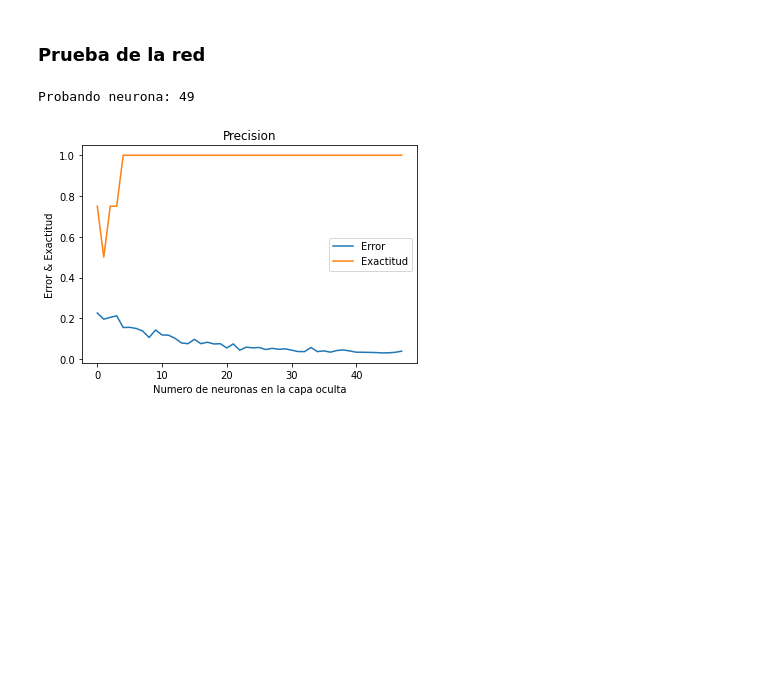
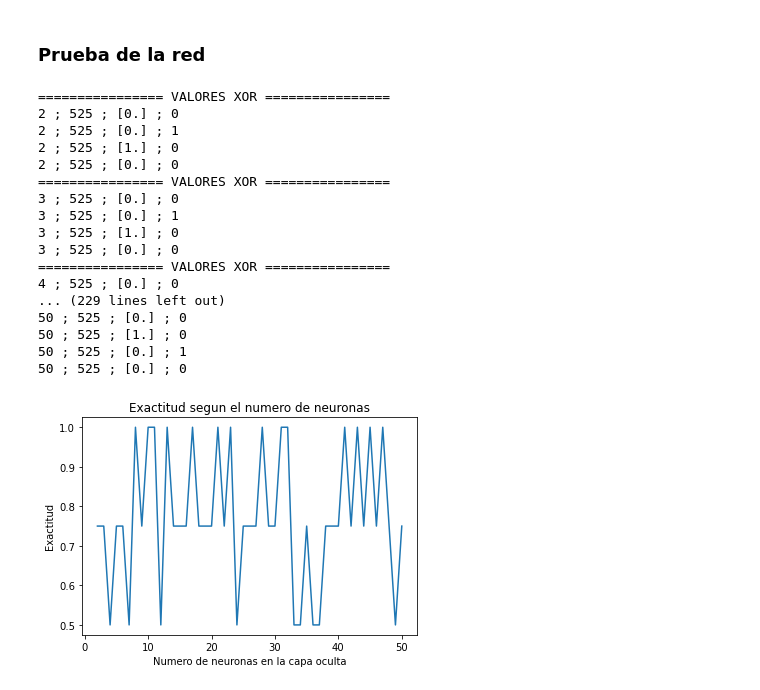
Before and after one commit to Govoa/Perceptron_MLP_Practica, a Jupyter notebook: pr2/L2P2-MLP.ipynb, the cells around one changed output. Saved outputs shown, nothing was run; the diff lists cells and outputs as text; code cells hidden in the pictures; blank space fills up the shorter version.

```diff
--- a/pr2/L2P2-MLP.ipynb
+++ b/pr2/L2P2-MLP.ipynb
@@ -39,7 +39,7 @@ def initRed(nNeuronasCapaOculta):
     MLP.add(ker.layers.Dense(nNeuronasCapaOculta, input_dim = 2, activation='relu'))
     # Añadimos la capa de salida, con una única neurona. EN este caso el input no hace falta porque ya asume que son las neuronas de capa oculta, ya
     # que las capas se stackean
-    MLP.add(ker.layers.Dense(1,activation='sigmoid'))
+    MLP.add(ker.layers.Dense(1,activation='relu'))
 
     # Por último tenemos que configurar el modelo antes de entrenarlo con lo dicho en el enunciado
     # Optimizador: Adam
@@ -80,8 +80,18 @@ def EvalCalidadAuto(MLP):
     return MLP.evaluate(entradas,esperadas,verbose=0)
 # %% [markdown]
 ### Prueba de la red
+# %%
+def PruebaRed(MLP,neurona,perido):
+    # Una vez tenemos entrenada la red, probamos todas las entradas y vemos si funciona
+    i = 0
+    resultados = MLP.predict(entradas).round()
+    print("================ VALORES XOR ================")
+    for entrada in entradas:
+        error = (entrada[0]  ^ entrada[1]) - resultados[i]
+        print(neurona,';',perido,';',resultados[i],';',int(error))
+        i += 1
 # %%
-def PruebaRed(MLP):
+def PruebaRed(MLP,neurona,perido,errror):
     # Una vez tenemos entrenada la red, probamos todas las entradas y vemos si funciona
     i = 0
     resultados = MLP.predict(entradas).round()
@@ -100,37 +110,55 @@ if not automatizar:
 # %%
 if(automatizar):
     nNeuronasCapaOculta = [i for i in range(2,51)]
     Epoch = [i for i in range(50,1001,25)]
     precision = 5
     # Primero empezamos a buscar la capa oculta usando la lista nNeuronasCapaOculta. Los resultados se guardaran en outputErr
     err = []
     ex = []
-    outputErr = [err,ex]
+    outputErrN = [err,ex]
     for neurona in nNeuronasCapaOculta:
         # Vuelvo a inicializar estas variables para guardar los errores y hacer la media en cada iteracion
         err = []
         ex = []
         # Doy PRECISION numero de vueltas para que los valores aleatorios no afecten mucho en nuestro estudio
         for i in range(precision):
             print("Probando neurona:",neurona,end="\r")
             MLP = initRed(neurona)
             output_fit,MLP = Entrenar(MLP,Epoch[int(len(Epoch)/2)])
             error,exact = EvalCalidadAuto(MLP)
             err.append(error)
             ex.append(exact)
-        outputErr[0].append(np.mean(err))
-        outputErr[1].append(np.mean(exact))
+        PruebaRed(MLP,neurona,Epoch[int(len(Epoch)/2)])
+        outputErrN[0].append(np.mean(err))
+        outputErrN[1].append(np.mean(exact))
+
     # Ahora pintamos la grafica para ver el error y la precisión
-    plt.title('Precision')
-    plt.plot(outputErr[0])
-    plt.plot(outputErr[1])
-    plt.legend(['Error', 'Exactitud'], loc='center right')
-    plt.ylabel('Error & Exactitud')
+    plt.title('Exactitud segun el numero de neuronas')
+    #plt.plot(nNeuronasCapaOculta,outputErrN[0])
+    plt.plot(nNeuronasCapaOculta,outputErrN[1])
+    #plt.legend(['Error', 'Exactitud'], loc='center right')
+    plt.ylabel('Exactitud')
     plt.xlabel('Numero de neuronas en la capa oculta')
     plt.show()
 # %% [output]
-Probando neurona: 49
+================ VALORES XOR ================
+2 ; 525 ; [0.] ; 0
+2 ; 525 ; [0.] ; 1
+2 ; 525 ; [1.] ; 0
+2 ; 525 ; [0.] ; 0
+================ VALORES XOR ================
+3 ; 525 ; [0.] ; 0
+3 ; 525 ; [0.] ; 1
+3 ; 525 ; [1.] ; 0
+3 ; 525 ; [0.] ; 0
+================ VALORES XOR ================
+4 ; 525 ; [0.] ; 0
+... (229 lines left out)
+50 ; 525 ; [0.] ; 0
+50 ; 525 ; [1.] ; 0
+50 ; 525 ; [0.] ; 1
+50 ; 525 ; [0.] ; 0
-[figure, old version]
+[figure, new version]
 # %%
 if(automatizar):
     nNeuronasCapaOculta = 10
```
Also changed, not shown: parts of 1 cell of this notebook.
